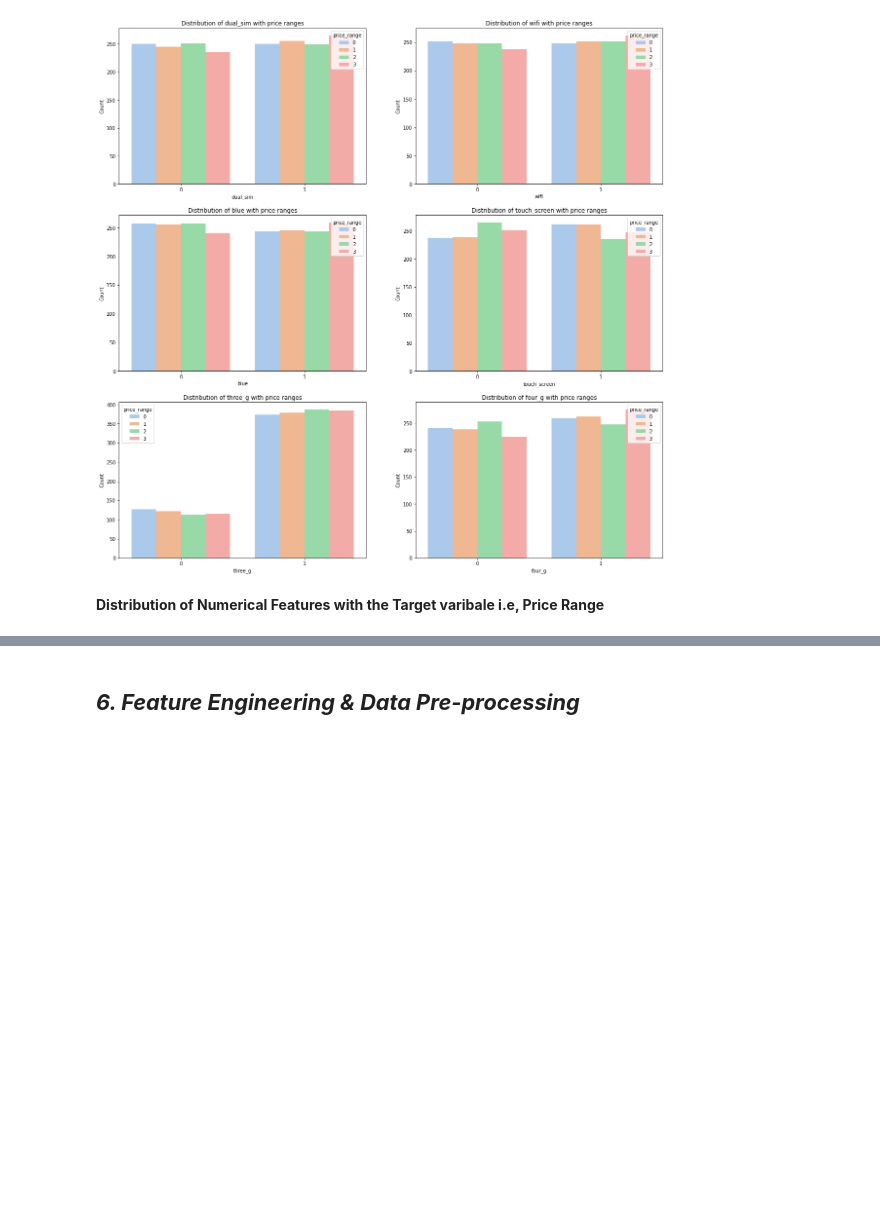
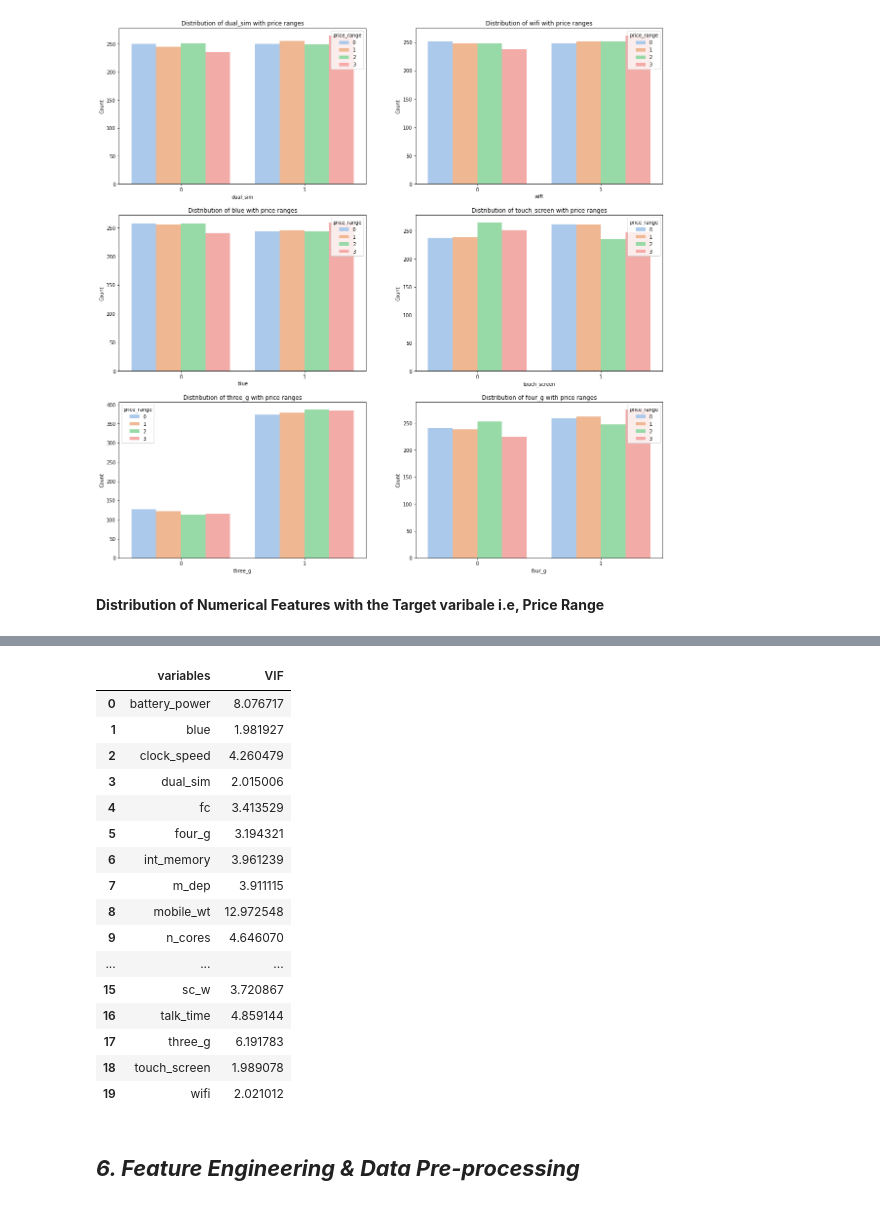
Before and after one commit to DipanshuKumar449/Mobile-Price-Range-Prediction, a Jupyter notebook: Mobile_Price_Range_Prediction.ipynb, the cells around one changed output, grey strips where cells are left out. Cells and saved outputs as stored; diff of their text form; code cells hidden in the pictures; blank space fills up the shorter version.

```diff
--- a/Mobile_Price_Range_Prediction.ipynb
+++ b/Mobile_Price_Range_Prediction.ipynb
@@ -395,3 +416,35 @@ for feature in numerical_columns:
+# %%
+#Multicollinearity using VIF
+
+from statsmodels.stats.outliers_influence import variance_inflation_factor
+def calc_vif(x):
+
+    # Calculating VIF
+    vif = pd.DataFrame()
+    vif["variables"] = x.columns
+    vif["VIF"] = [variance_inflation_factor(x.values, i) for i in range(x.shape[1])]
+
+    return(vif)
+# %%
+calc_vif(df[[i for i in df.columns if i not in ["price_range"]]])  #calling the vif function
+# %% [output]
+|  | variables | VIF |
+| 0 | battery_power | 8.076717 |
+| 1 | blue | 1.981927 |
+| 2 | clock_speed | 4.260479 |
+| 3 | dual_sim | 2.015006 |
+| 4 | fc | 3.413529 |
+| 5 | four_g | 3.194321 |
+| 6 | int_memory | 3.961239 |
+| 7 | m_dep | 3.911115 |
+| 8 | mobile_wt | 12.972548 |
+| 9 | n_cores | 4.646070 |
+| ... | ... | ... |
+| 15 | sc_w | 3.720867 |
+| 16 | talk_time | 4.859144 |
+| 17 | three_g | 6.191783 |
+| 18 | touch_screen | 1.989078 |
+| 19 | wifi | 2.021012 |
 # %% [markdown]
 ## ***6. Feature Engineering & Data Pre-processing***
 # %% [markdown]
```
Also changed, not shown: parts of 10 cells of this notebook.
